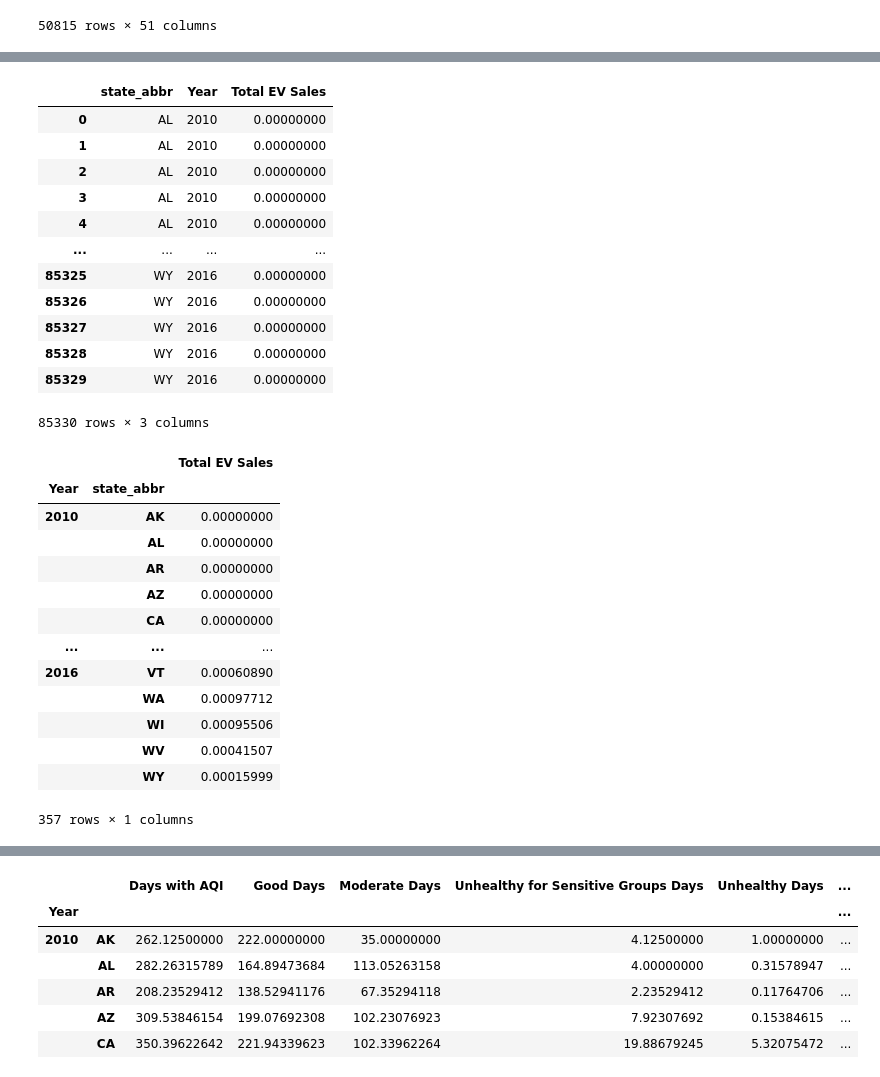
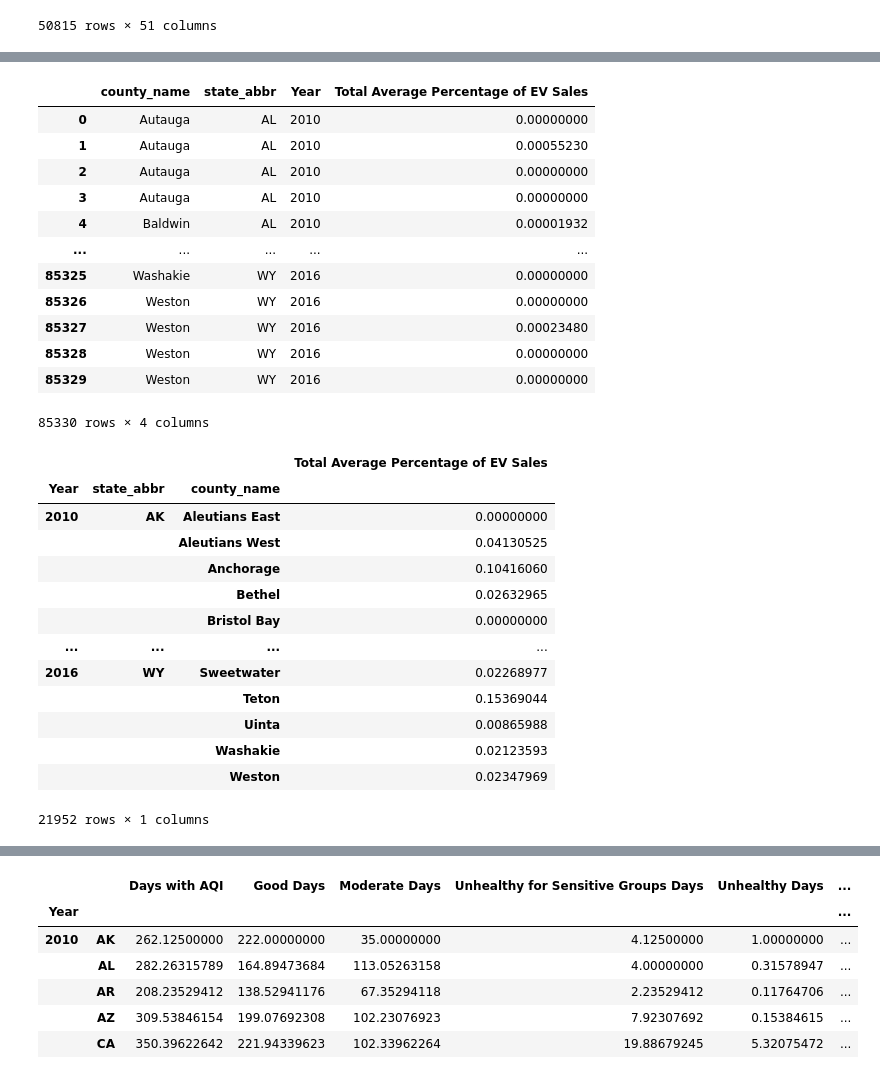
Before and after one commit to monal20/Neueda2023, a Jupyter notebook: Analysis.ipynb, the cells around one changed output, grey strips where cells are left out. Drawn from its saved outputs; the diff is of its cells as text; code cells hidden in the pictures.

```diff
--- a/Analysis.ipynb
+++ b/Analysis.ipynb
@@ -37,8 +37,8 @@ df_ev
 | 50813 | WY | 56045 | 56045 | Weston | PLUG IN HYBRID ELECTRIC VEHICLE | Plug-in hybrid electric vehicle | Car | NaN | NaN | ... |
 | 50814 | WY | 56045 | 56045 | Weston | UNK | Other/Unknown | Unknown | 0.00692651 | 0.00117398 | ... |
 50815 rows × 51 columns
-# %%
-df_ev = df_ev.iloc[:, [0, 4, 42, 43, 44, 45, 46, 47, 48]]
+# %%
+df_ev = df_ev.iloc[:, [0, 3, 4, 20, 21, 22, 23, 24, 25, 26]]
 # %%
 df_ev = df_ev.fillna(0)
 df_ev
@@ -99,38 +118,38 @@ df_ev2
 # %%
-df_ev2 = pd.melt(df_ev2, id_vars='state_abbr', value_vars=["2010.1", "2011.1", "2012.1", "2013.1", "2014.1", "2015.1", "2016.1"], var_name="Year", value_name="Total EV Sales")
+df_ev2 = pd.melt(df_ev2, id_vars=['county_name', 'state_abbr'], value_vars=[2010, 2011, 2012, 2013, 2014, 2015, 2016], var_name="Year", value_name="Total Average Percentage of EV Sales")
 
-df_ev2["Year"] = df_ev2["Year"].str[:-2].astype(int)
+# df_ev2["Year"] = df_ev2["Year"].str[:-2].astype(int)
 
 df_ev2
 # %% [output]
-|  | state_abbr | Year | Total EV Sales |
-| 0 | AL | 2010 | 0.00000000 |
-| 1 | AL | 2010 | 0.00000000 |
-| 2 | AL | 2010 | 0.00000000 |
-| 3 | AL | 2010 | 0.00000000 |
-| 4 | AL | 2010 | 0.00000000 |
-| ... | ... | ... | ... |
-| 85325 | WY | 2016 | 0.00000000 |
-| 85326 | WY | 2016 | 0.00000000 |
-| 85327 | WY | 2016 | 0.00000000 |
-| 85328 | WY | 2016 | 0.00000000 |
-| 85329 | WY | 2016 | 0.00000000 |
+|  | county_name | state_abbr | Year | Total Average Percentage of EV Sales |
+| 0 | Autauga | AL | 2010 | 0.00000000 |
+| 1 | Autauga | AL | 2010 | 0.00055230 |
+| 2 | Autauga | AL | 2010 | 0.00000000 |
+| 3 | Autauga | AL | 2010 | 0.00000000 |
+| 4 | Baldwin | AL | 2010 | 0.00001932 |
+| ... | ... | ... | ... | ... |
+| 85325 | Washakie | WY | 2016 | 0.00000000 |
+| 85326 | Weston | WY | 2016 | 0.00000000 |
+| 85327 | Weston | WY | 2016 | 0.00023480 |
+| 85328 | Weston | WY | 2016 | 0.00000000 |
+| 85329 | Weston | WY | 2016 | 0.00000000 |
-85330 rows × 3 columns
+85330 rows × 4 columns
 # %%
-df_ev2 = df_ev2.groupby(["Year", "state_abbr"]).sum()
+df_ev2 = df_ev2.groupby(["Year", "state_abbr", 'county_name']).sum() * 100
 df_ev2
 # %% [output]
-|  |  | Total EV Sales |
-| Year | state_abbr |  |
-| 2010 | AK | 0.00000000 |
-|  | AL | 0.00000000 |
-|  | AR | 0.00000000 |
-|  | AZ | 0.00000000 |
-|  | CA | 0.00000000 |
-| ... | ... | ... |
-| 2016 | VT | 0.00060890 |
-|  | WA | 0.00097712 |
-|  | WI | 0.00095506 |
-|  | WV | 0.00041507 |
-|  | WY | 0.00015999 |
+|  |  |  | Total Average Percentage of EV Sales |
+| Year | state_abbr | county_name |  |
+| 2010 | AK | Aleutians East | 0.00000000 |
+|  |  | Aleutians West | 0.04130525 |
+|  |  | Anchorage | 0.10416060 |
+|  |  | Bethel | 0.02632965 |
+|  |  | Bristol Bay | 0.00000000 |
+| ... | ... | ... | ... |
+| 2016 | WY | Sweetwater | 0.02268977 |
+|  |  | Teton | 0.15369044 |
+|  |  | Uinta | 0.00865988 |
+|  |  | Washakie | 0.02123593 |
+|  |  | Weston | 0.02347969 |
-357 rows × 1 columns
+21952 rows × 1 columns
```
Also changed, not shown: parts of 6 cells of this notebook, 2 other files.
